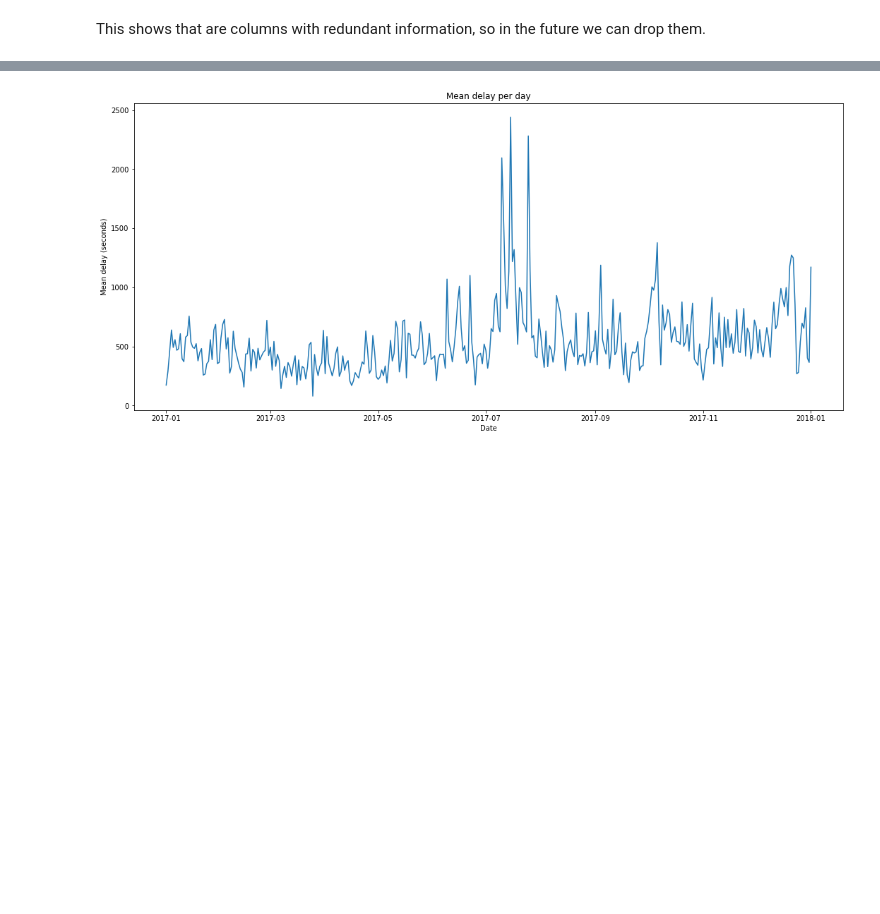
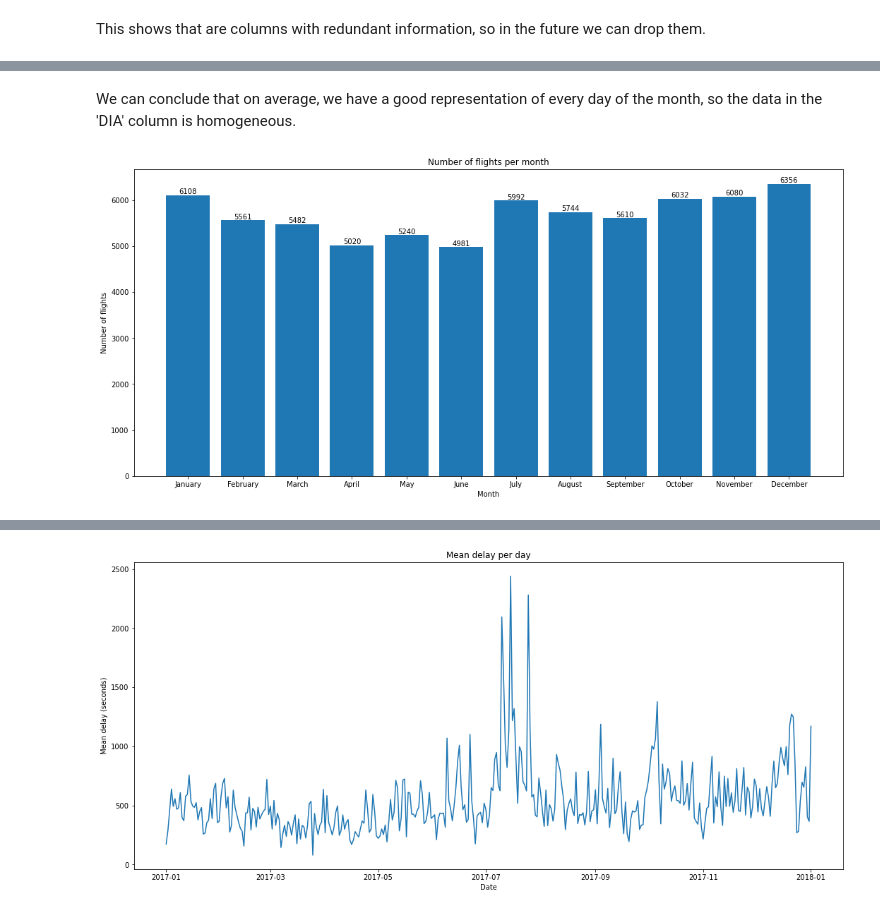
Before and after one commit to Konnits/Latam-Postulation, a Jupyter notebook: solution.ipynb, the cells around one changed output, grey strips where cells are left out. Saved outputs shown, nothing was run; the diff lists cells and outputs as text; code cells hidden in the pictures; blank space fills up the shorter version.

```diff
--- a/solution.ipynb
+++ b/solution.ipynb
@@ -113,0 +141,11 @@ Below we will avoid to include analysis that does not involve the delay of the f
+# %% [markdown]
+We can conclude that on average, we have a good representation of every day of the month, so the data in the 'DIA' column is homogeneous.
+# %%
+col = "MES"
+
+aux = data.groupby("MES").count().reset_index()[["MES", "Fecha-I"]]
+aux["MES"] = aux["MES"].apply(lambda x : ["January", "February", "March", "April", "May", "June", "July", "August", "September", "October", "November", "December"][x - 1])
+
+plot_hist(aux, "MES", "Fecha-I", "Number of flights per month", "Month", "Number of flights", text = True)
+# %% [output]
+[figure, added]
```
Also changed, not shown: parts of 36 cells of this notebook.
